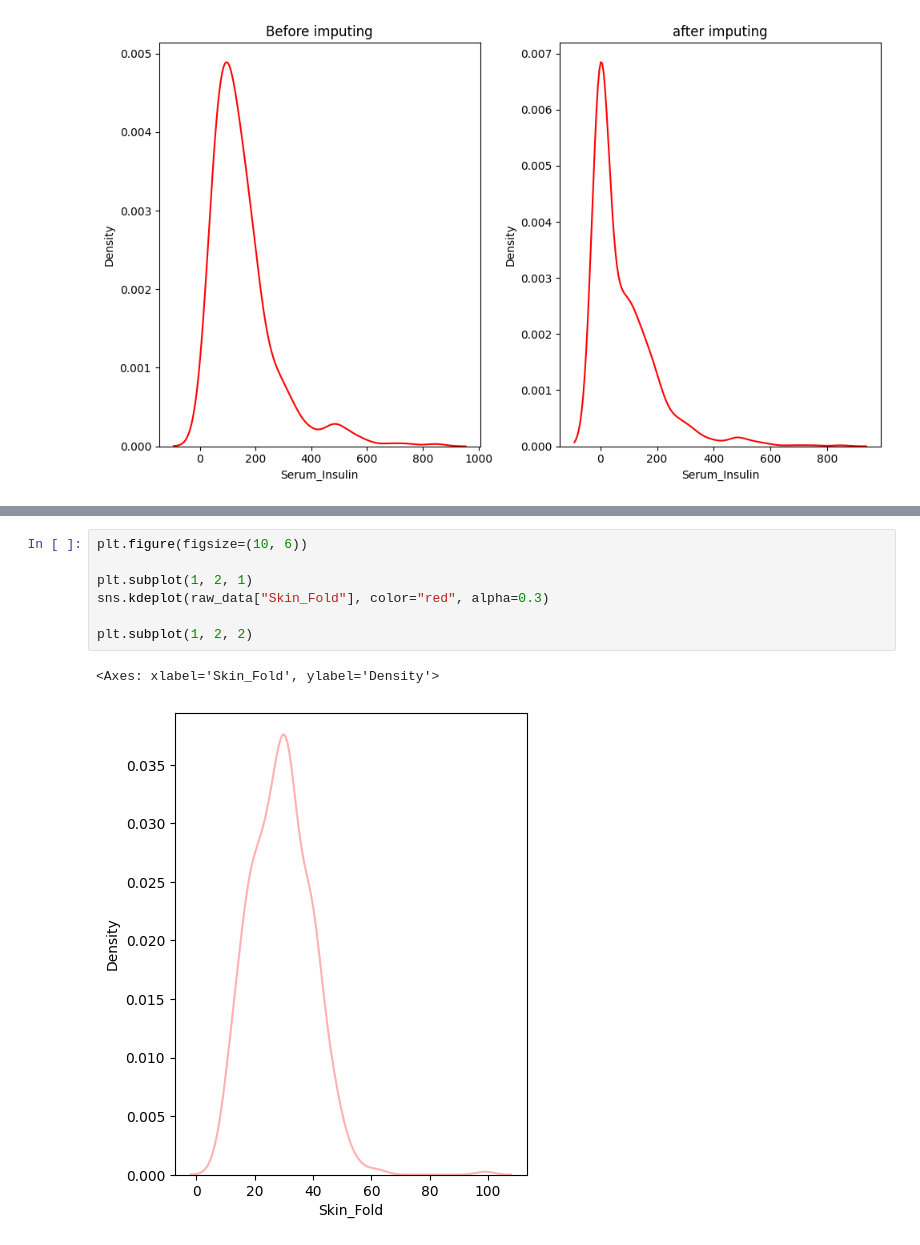
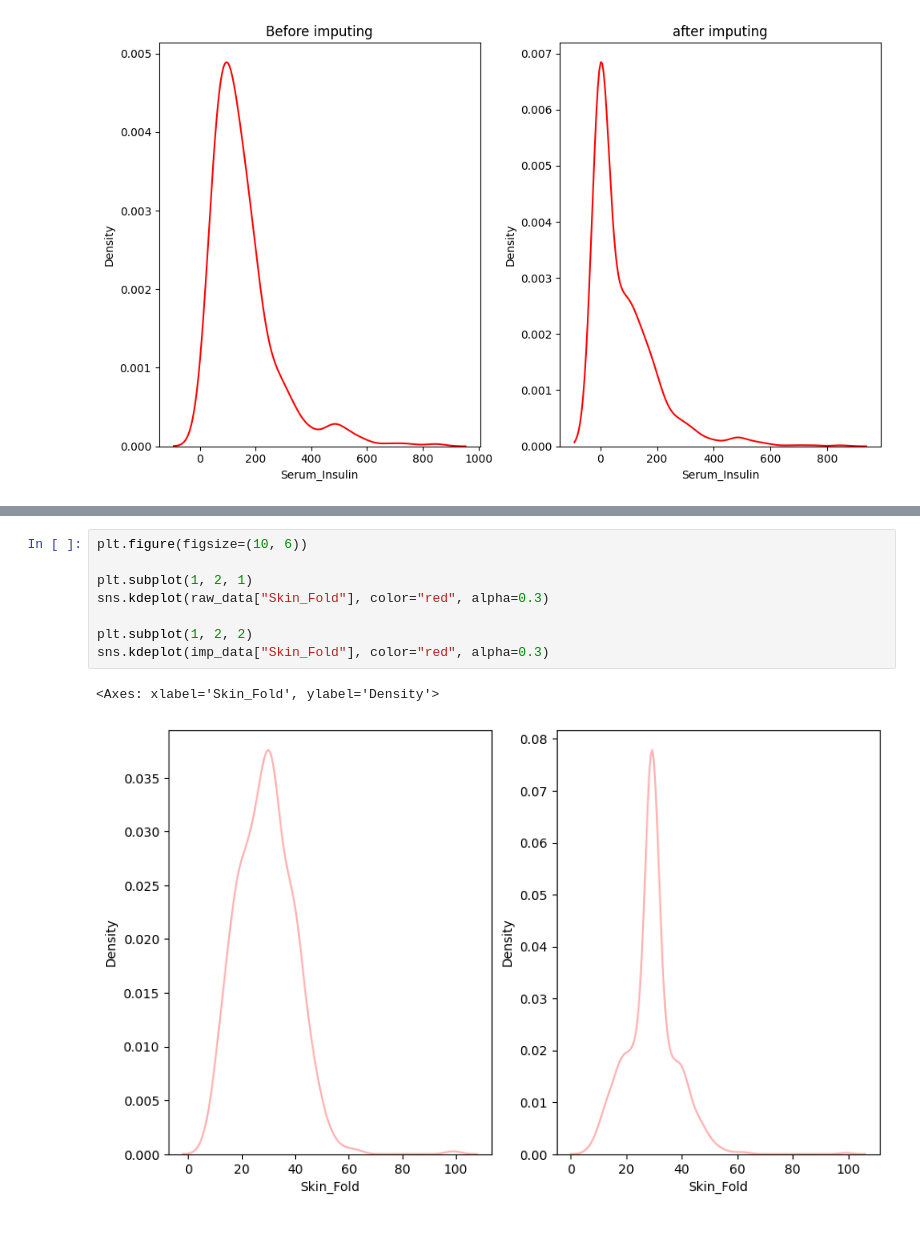
Before and after one commit to Mvishal123/futurense-intern, a Jupyter notebook: missing_values/index.ipynb, the cells around one changed output, grey strips where cells are left out. Drawn from its saved outputs; the diff is of its cells as text.

```diff
--- a/missing_values/index.ipynb
+++ b/missing_values/index.ipynb
@@ -115,10 +121,11 @@ np.float64(0.3725)
 # %%
 plt.figure(figsize=(10, 6))
 
 plt.subplot(1, 2, 1)
 sns.kdeplot(raw_data["Skin_Fold"], color="red", alpha=0.3)
 
 plt.subplot(1, 2, 2)
+sns.kdeplot(imp_data["Skin_Fold"], color="red", alpha=0.3)
 # %% [output]
 <Axes: xlabel='Skin_Fold', ylabel='Density'>
-[figure, old version]
+[figure, new version]
```
Also changed, not shown: parts of 3 cells of this notebook, 7 other files.
